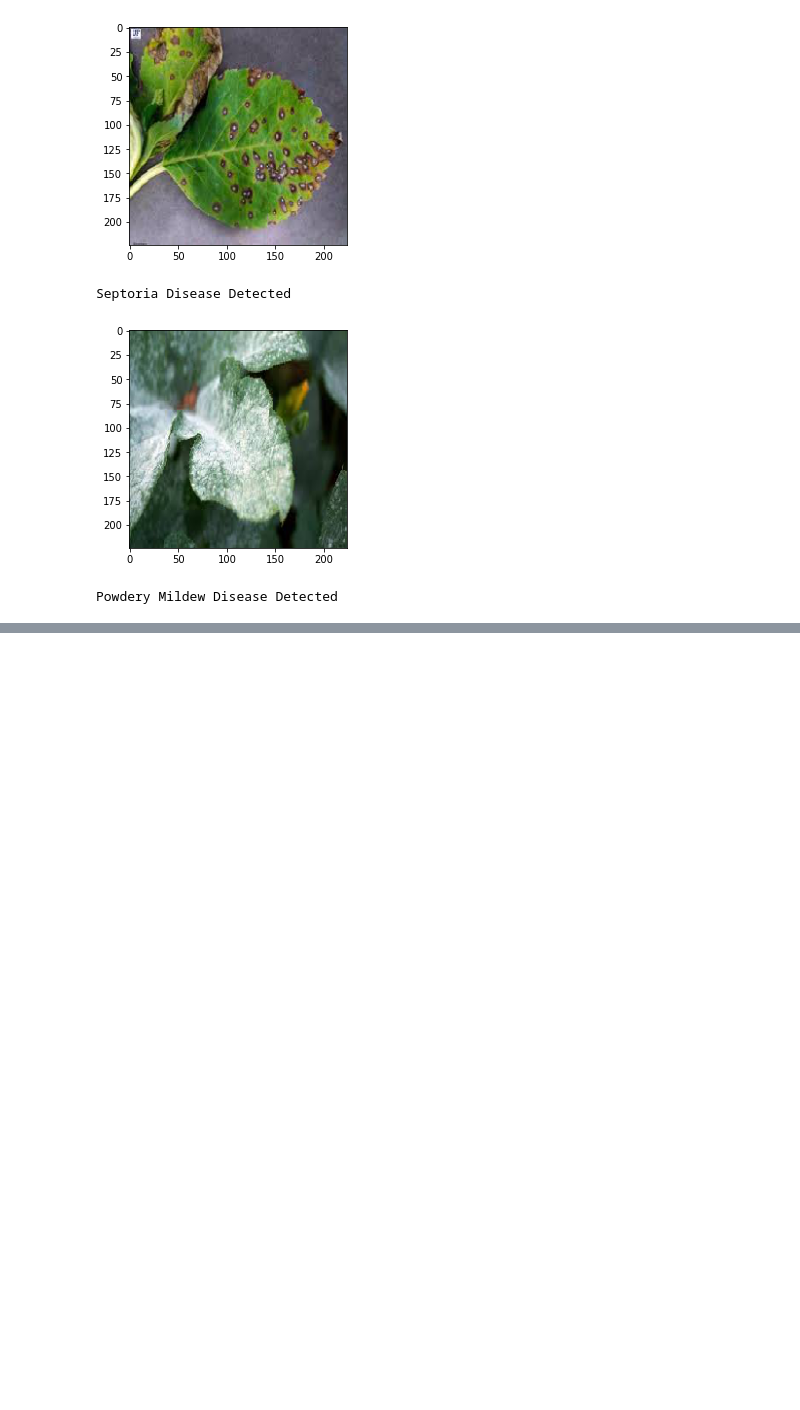
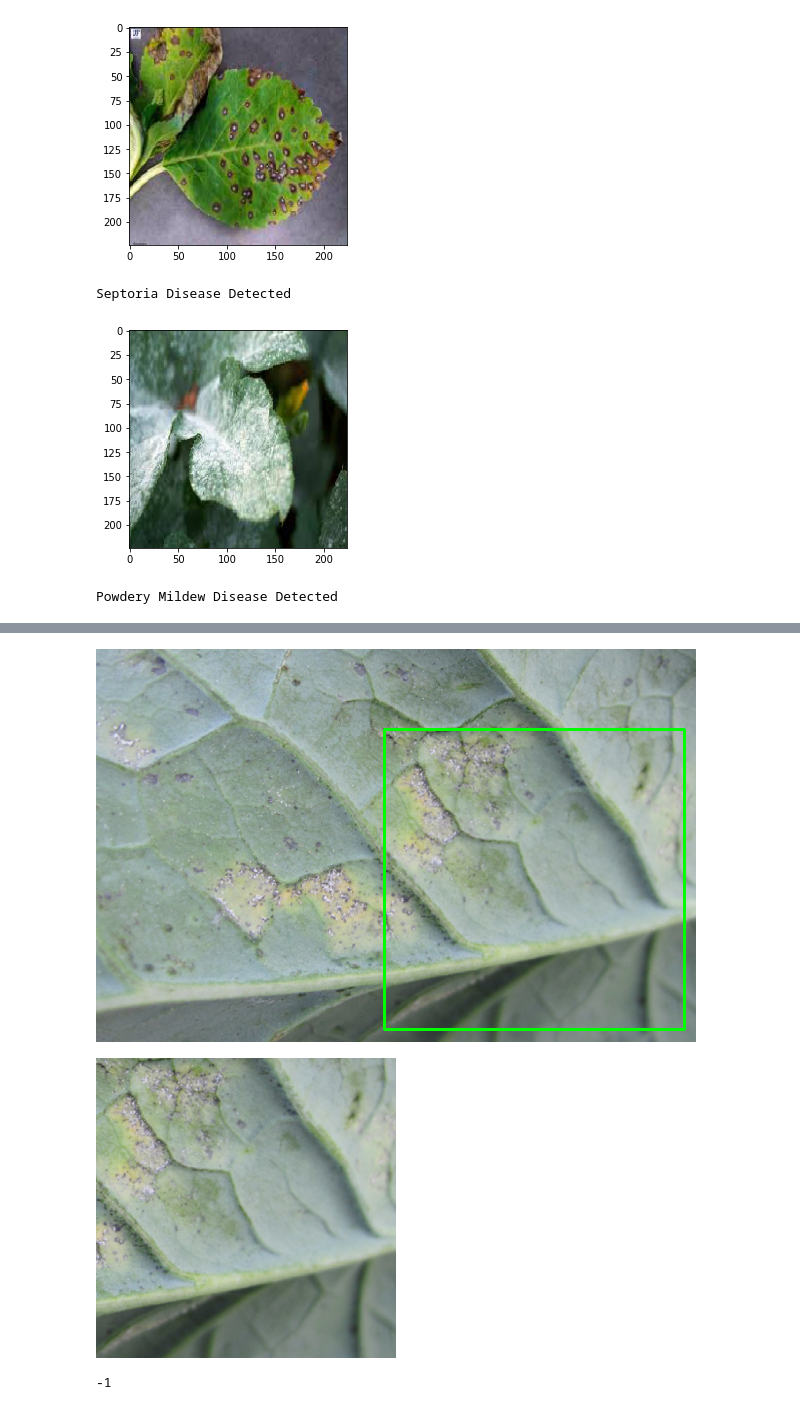
Before and after one commit to immohann/Lettuce-Disease, a Jupyter notebook: Disease_Detection.ipynb, the cells around one changed output, grey strips where cells are left out. Saved outputs shown, nothing was run; the diff lists cells and outputs as text; code cells hidden in the pictures; blank space fills up the shorter version.

```diff
--- a/Disease_Detection.ipynb
+++ b/Disease_Detection.ipynb
@@ -609,0 +632,9 @@ Powdery Mildew Disease Detected
+# %%
+# import the necessary packages
+import imutils
+def sliding_window(image, step, ws):
+	# slide a window across the image
+	for y in range(0, image.shape[0] - ws[1], step):
+		for x in range(0, image.shape[1] - ws[0], step):
+			# yield the current window
+			yield (x, y, image[y:y + ws[1], x:x + ws[0]])
@@ -609,0 +667,61 @@ Powdery Mildew Disease Detected
+# %%
+WIDTH = 600
+PYR_SCALE = 1.5
+WIN_STEP = 16
+ROI_SIZE = (300, 300)
+INPUT_SIZE = (224, 224)
+# %%
+# load our network weights from disk
+model = load_model('/content/drive/MyDrive/Disease-Detection/model-gg.hdf5')
+# load the input image from disk, resize it such that it has the
+# has the supplied width, and then grab its dimensions
+orig = cv2.imread("/content/broccoli-2.jpg")
+orig = imutils.resize(orig, width=WIDTH)
+(H, W) = orig.shape[:2]
+pyramid = image_pyramid(orig, scale=PYR_SCALE, minSize=ROI_SIZE)
+# initialize two lists, one to hold the ROIs generated from the image
+# pyramid and sliding window, and another list used to store the
+# (x, y)-coordinates of where the ROI was in the original image
+rois = []
+locs = []
+# time how long it takes to loop over the image pyramid layers and
+# sliding window locations
+start = time.time()
+# loop over the image pyramid
+for image in pyramid:
+	# determine the scale factor between the *original* image
+	# dimensions and the *current* layer of the pyramid
+	scale = W / float(image.shape[1])
+	# for each layer of the image pyramid, loop over the sliding
+	# window locations
+	for (x, y, roiOrig) in sliding_window(image, WIN_STEP, ROI_SIZE):
+		# scale the (x, y)-coordinates of the ROI with respect to the
+		# *original* image dimensions
+		x = int(x * scale)
+		y = int(y * scale)
+		w = int(ROI_SIZE[0] * scale)
+		h = int(ROI_SIZE[1] * scale)
+		# take the ROI and preprocess it so we can later classify
+		# the region using Keras/TensorFlow
+		roi = cv2.resize(roiOrig, INPUT_SIZE)
+		roi = img_to_array(roi)
+		roi = preprocess_input(roi)
+		# update our list of ROIs and associated coordinates
+		rois.append(roi)
+		locs.append((x, y, x + w, y + h))
+    # check to see if we are visualizing each of the sliding
+		# windows in the image pyramid
+from google.colab.patches import cv2_imshow
+# clone the original image and then draw a bounding box
+# surrounding the current region
+clone = orig.copy()
+cv2.rectangle(clone, (x, y), (x + w, y + h),
+  (0, 255, 0), 2)
+# show the visualization and current ROI
+cv2_imshow(clone)
+cv2_imshow(roiOrig)
+cv2.waitKey(0)
+# %% [output]
+[figure, added]
+[figure, added]
+-1
```
Also changed, not shown: parts of 4 cells of this notebook.
